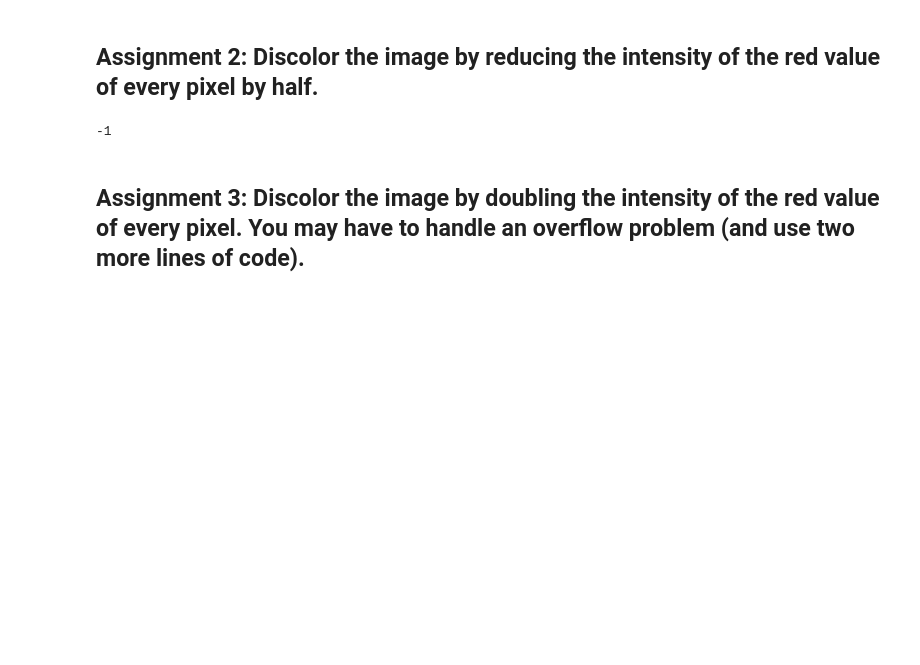
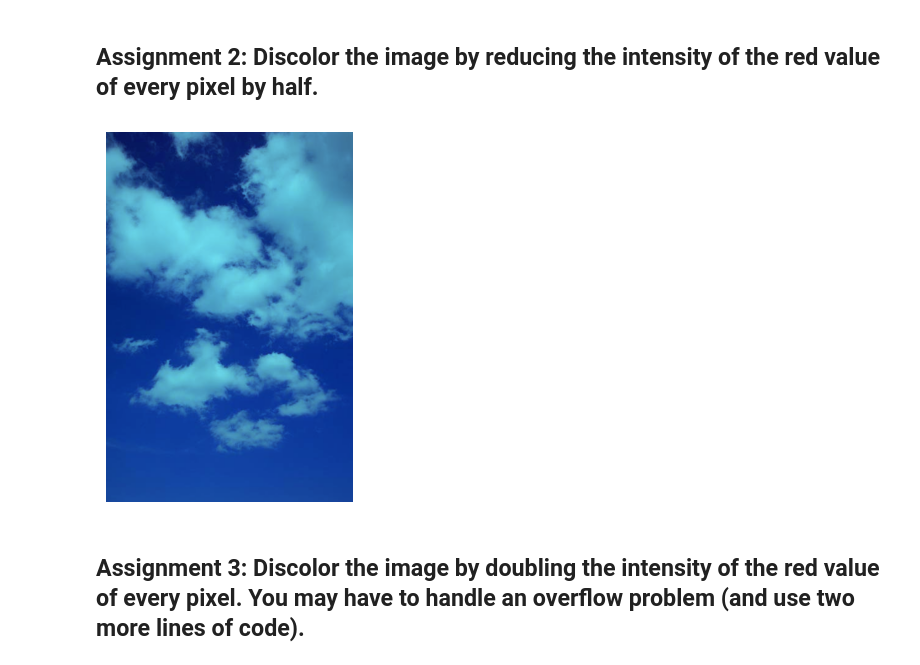
Before and after one commit to LucasVB-TheyCallMeAPoro/ComputerVisie, a Jupyter notebook: Lab1/Lab1_LucasVB.ipynb, the cells around one changed output. Saved outputs shown, nothing was run; the diff lists cells and outputs as text; code cells hidden in the pictures; blank space fills up the shorter version.

```diff
--- a/Lab1/Lab1_LucasVB.ipynb
+++ b/Lab1/Lab1_LucasVB.ipynb
@@ -32,12 +38,13 @@ cv.waitKey(0)
 ## Assignment 2: Discolor the image by reducing the intensity of the red value of every pixel by half.
 # %%
 clouds_distorted = clouds.copy()
-clouds_distorted[:, :, 2] = np.clip(clouds_distorted[:, :, 2] * 0.5, 0, 255).astype(np.uint8)
-
-cv.imshow("clouds_red_halved",clouds_distorted)
-cv.waitKey(0)
+#Doordat opencv met BGR werkt is de red channel dus het derde channel
+clouds_distorted[:, :, 2] = clouds_distorted[:, :, 2] * 0.5
+plot_with_matlib(clouds_distorted)
+#cv.imshow("clouds_red_halved",clouds_distorted)
+#cv.waitKey(0)
 # %% [output]
--1
+[figure, added]
 # %% [markdown]
 ## Assignment 3: Discolor the image by doubling the intensity of the red value of every pixel. You may have to handle an overflow problem (and use two more lines of code).
 # %%
```
Also changed, not shown: parts of 33 cells of this notebook.
